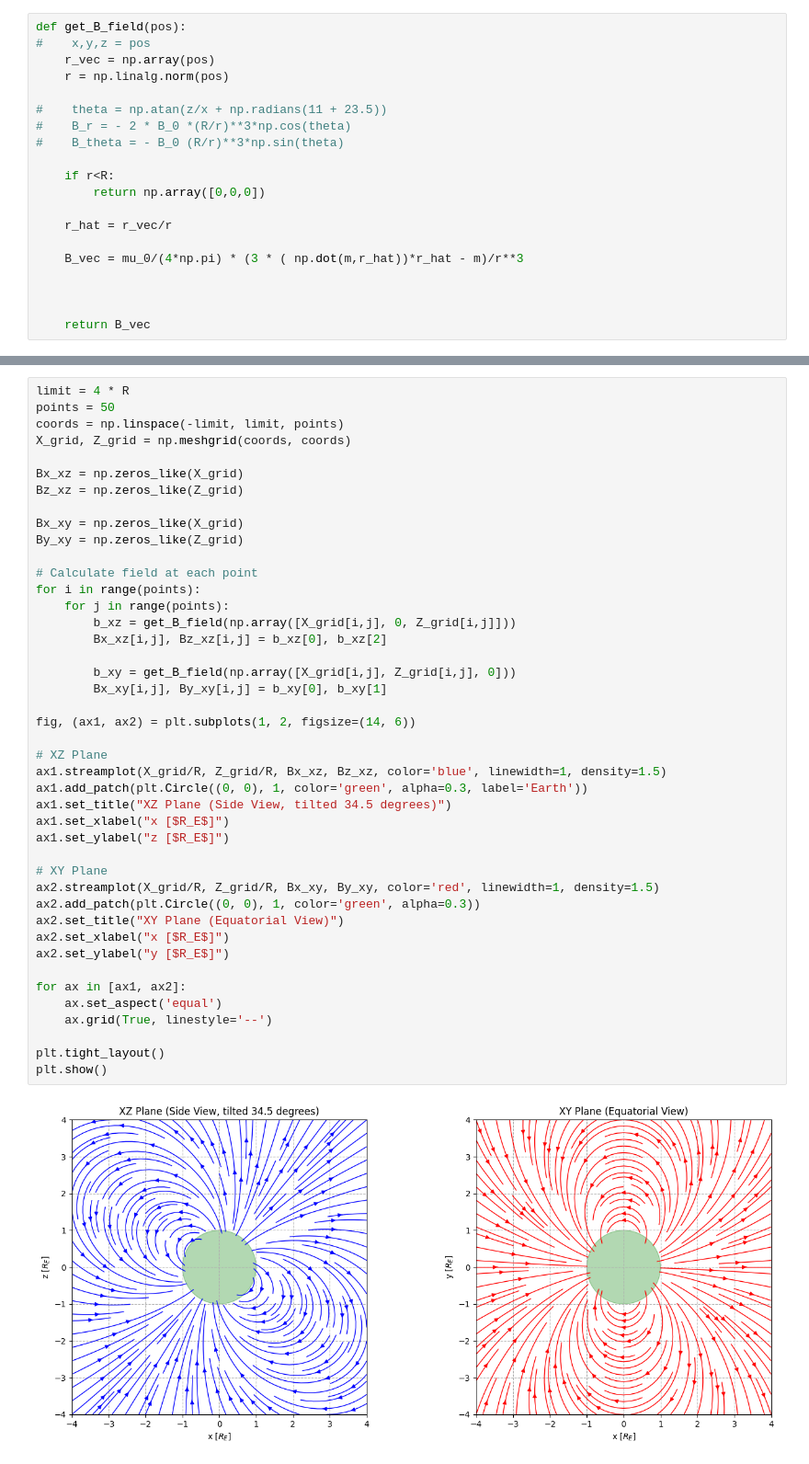
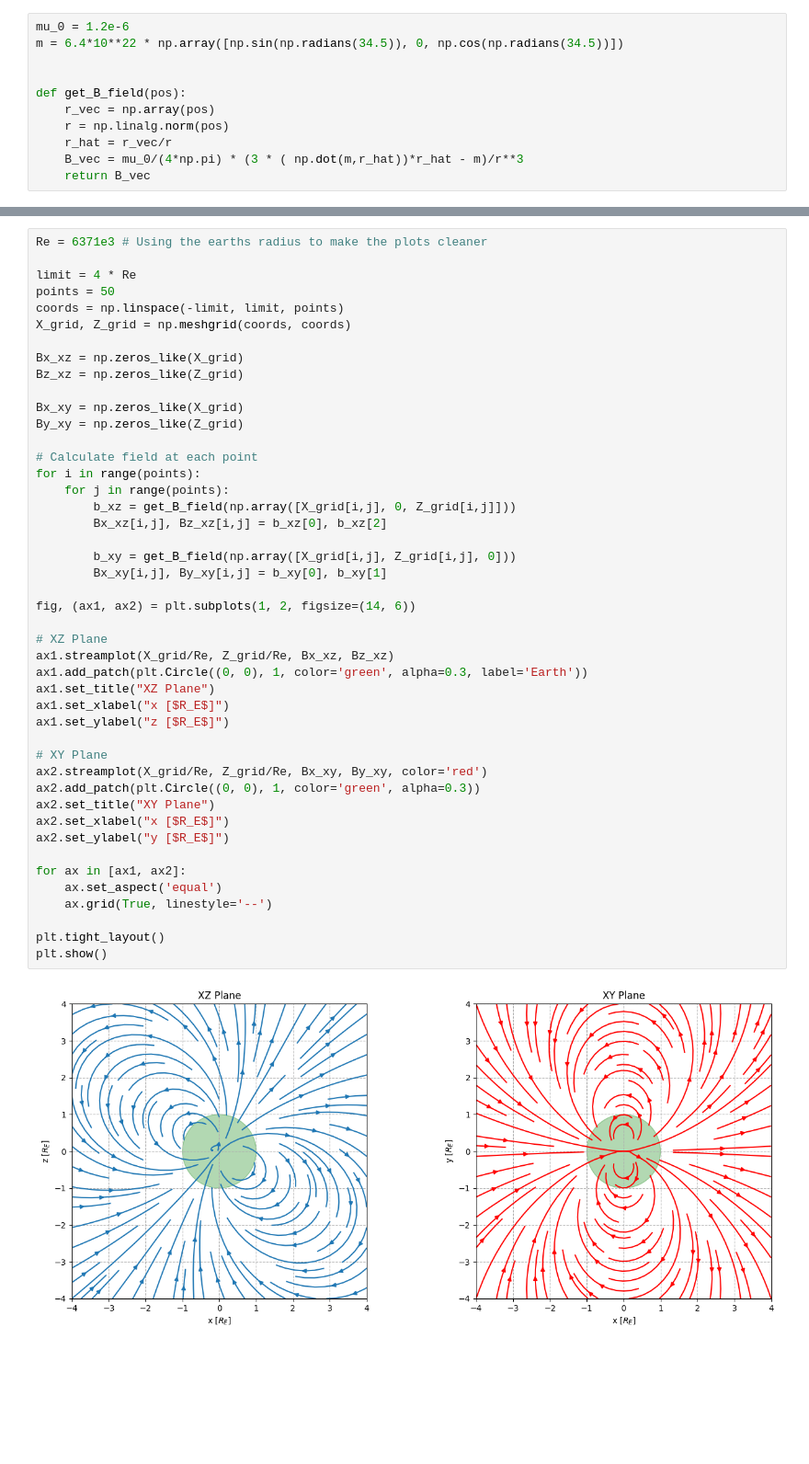
Before and after one commit to MikkelV-K/Nordlys, a Jupyter notebook: simulation.ipynb, the cells around one changed output, grey strips where cells are left out. Shown at 92% size. Cells and saved outputs as stored; diff of their text form; blank space fills up the shorter version.

```diff
--- a/simulation.ipynb
+++ b/simulation.ipynb
@@ -18,20 +41,11 @@ First we approximate the earths magnetic field to a dipole, using a formula from
 # %%
+mu_0 = 1.2e-6
+m = 6.4*10**22 * np.array([np.sin(np.radians(34.5)), 0, np.cos(np.radians(34.5))])
+
+
 def get_B_field(pos):
-#    x,y,z = pos
     r_vec = np.array(pos)
     r = np.linalg.norm(pos)
-
-#    theta = np.atan(z/x + np.radians(11 + 23.5))
-#    B_r = - 2 * B_0 *(R/r)**3*np.cos(theta)
-#    B_theta = - B_0 (R/r)**3*np.sin(theta)
-
-    if r<R:
-        return np.array([0,0,0])
-
     r_hat = r_vec/r
-
     B_vec = mu_0/(4*np.pi) * (3 * ( np.dot(m,r_hat))*r_hat - m)/r**3
-
-
-
     return B_vec
@@ -40,5 +56,7 @@ def get_B_field(pos):
 # %%
-limit = 4 * R
+Re = 6371e3 # Using the earths radius to make the plots cleaner
+
+limit = 4 * Re
 points = 50
 coords = np.linspace(-limit, limit, points)
 X_grid, Z_grid = np.meshgrid(coords, coords)
@@ -50,36 +68,36 @@ Bx_xy = np.zeros_like(X_grid)
 By_xy = np.zeros_like(Z_grid)
 
 # Calculate field at each point
 for i in range(points):
     for j in range(points):
         b_xz = get_B_field(np.array([X_grid[i,j], 0, Z_grid[i,j]]))
         Bx_xz[i,j], Bz_xz[i,j] = b_xz[0], b_xz[2]
 
         b_xy = get_B_field(np.array([X_grid[i,j], Z_grid[i,j], 0]))
         Bx_xy[i,j], By_xy[i,j] = b_xy[0], b_xy[1]
 
 fig, (ax1, ax2) = plt.subplots(1, 2, figsize=(14, 6))
 
 # XZ Plane
-ax1.streamplot(X_grid/R, Z_grid/R, Bx_xz, Bz_xz, color='blue', linewidth=1, density=1.5)
+ax1.streamplot(X_grid/Re, Z_grid/Re, Bx_xz, Bz_xz)
 ax1.add_patch(plt.Circle((0, 0), 1, color='green', alpha=0.3, label='Earth'))
-ax1.set_title("XZ Plane (Side View, tilted 34.5 degrees)")
+ax1.set_title("XZ Plane")
 ax1.set_xlabel("x [$R_E$]")
 ax1.set_ylabel("z [$R_E$]")
 
 # XY Plane
-ax2.streamplot(X_grid/R, Z_grid/R, Bx_xy, By_xy, color='red', linewidth=1, density=1.5)
+ax2.streamplot(X_grid/Re, Z_grid/Re, Bx_xy, By_xy, color='red')
 ax2.add_patch(plt.Circle((0, 0), 1, color='green', alpha=0.3))
-ax2.set_title("XY Plane (Equatorial View)")
+ax2.set_title("XY Plane")
 ax2.set_xlabel("x [$R_E$]")
 ax2.set_ylabel("y [$R_E$]")
 
 for ax in [ax1, ax2]:
     ax.set_aspect('equal')
     ax.grid(True, linestyle='--')
 
 plt.tight_layout()
 plt.show()
 # %% [output]
-[figure, old version]
+[figure, new version]
 # %% [markdown]
```
Also changed, not shown: parts of 18 cells of this notebook, 1 other file.
